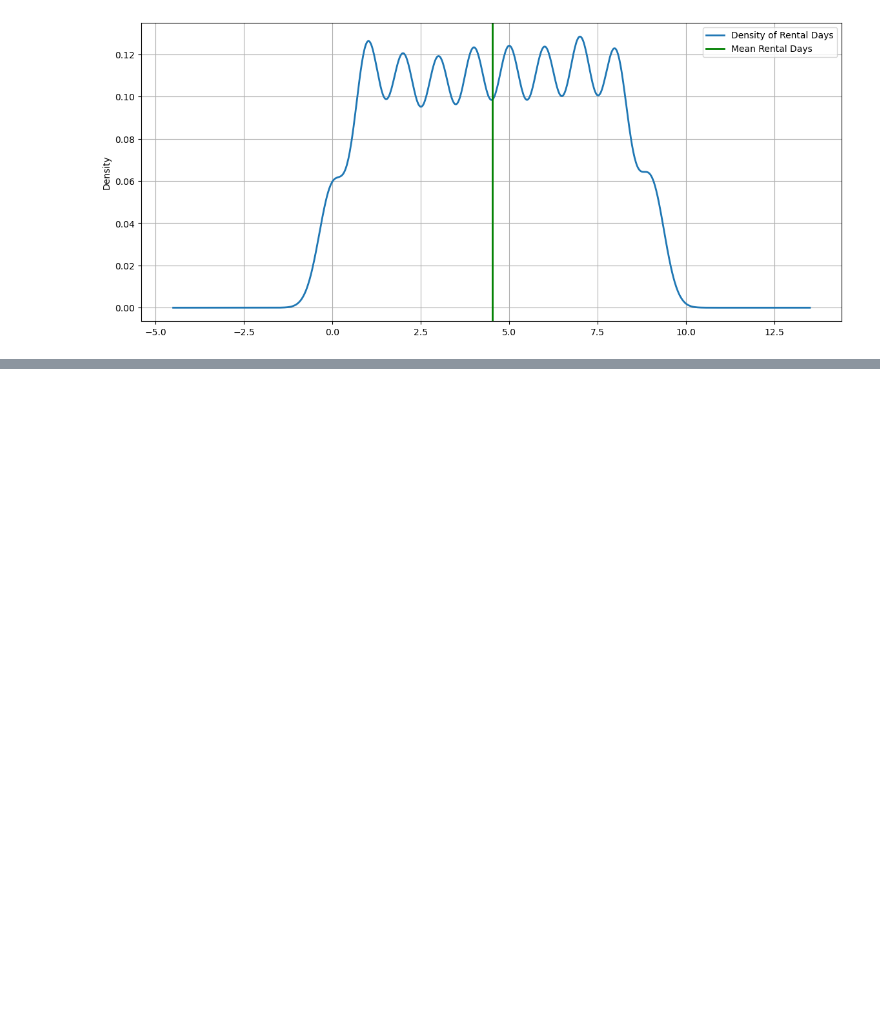
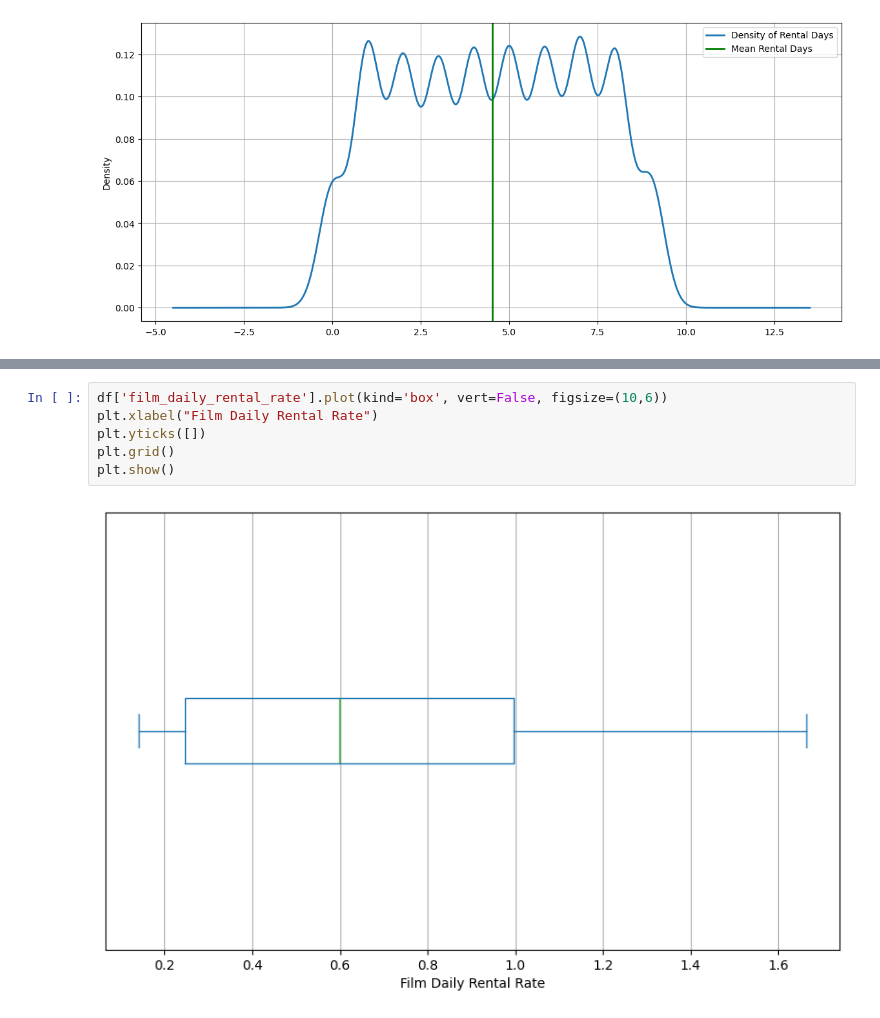
Before and after one commit to luroel/sakiladb, a Jupyter notebook: main_sakila_db.ipynb, the cells around one changed output, grey strips where cells are left out. Cells and saved outputs as stored; diff of their text form; blank space fills up the shorter version.

```diff
--- a/main_sakila_db.ipynb
+++ b/main_sakila_db.ipynb
@@ -188,0 +226,8 @@ plt.show()
+# %%
+df['film_daily_rental_rate'].plot(kind='box', vert=False, figsize=(10,6))
+plt.xlabel("Film Daily Rental Rate")
+plt.yticks([])
+plt.grid()
+plt.show()
+# %% [output]
+[figure, added]
```
Also changed, not shown: parts of 4 cells of this notebook.
